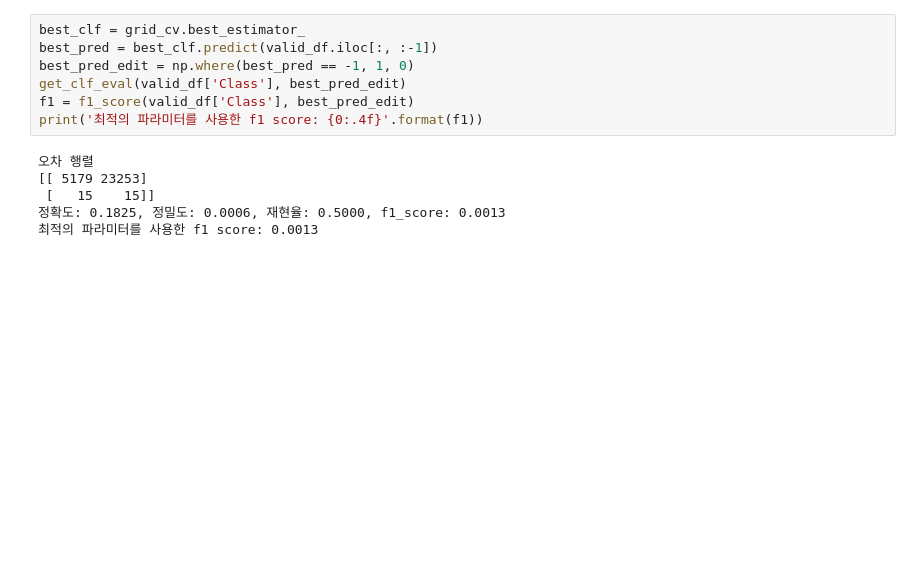
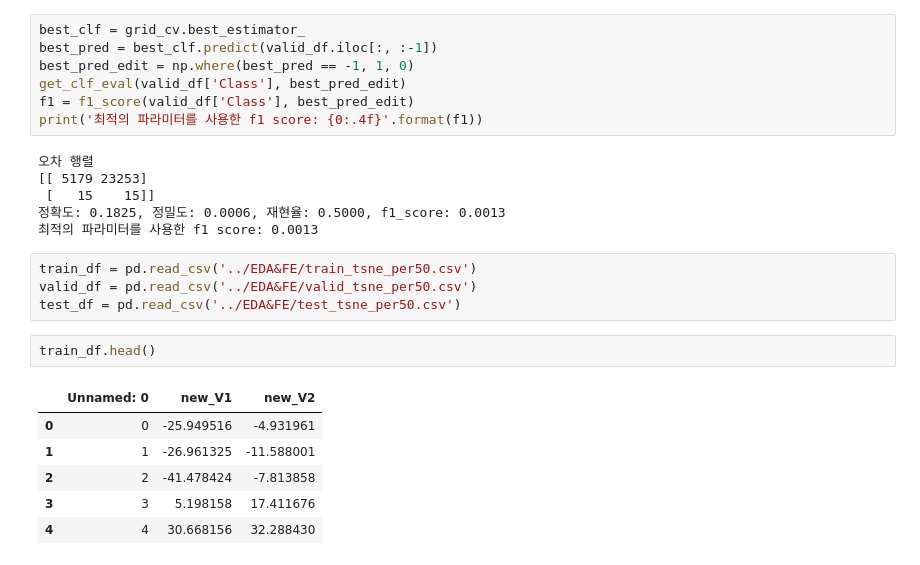
Before and after one commit to Seoyeon-An/YBIGTA_CreditCardAI, a Jupyter notebook: Modeling/IOF with tsne and gridsearchcv.ipynb, the cells around one changed output. Drawn from its saved outputs; the diff is of its cells as text; blank space fills up the shorter version.

```diff
--- a/Modeling/IOF with tsne and gridsearchcv.ipynb
+++ b/Modeling/IOF with tsne and gridsearchcv.ipynb
@@ -161,3 +161,16 @@ print('최적의 파라미터를 사용한 f1 score: {0:.4f}'.format(f1))
  [   15    15]]
 정확도: 0.1825, 정밀도: 0.0006, 재현율: 0.5000, f1_score: 0.0013
 최적의 파라미터를 사용한 f1 score: 0.0013
+# %%
+train_df = pd.read_csv('../EDA&FE/train_tsne_per50.csv')
+valid_df = pd.read_csv('../EDA&FE/valid_tsne_per50.csv')
+test_df = pd.read_csv('../EDA&FE/test_tsne_per50.csv')
+# %%
+train_df.head()
+# %% [output]
+|  | Unnamed: 0 | new_V1 | new_V2 |
+| 0 | 0 | -25.949516 | -4.931961 |
+| 1 | 1 | -26.961325 | -11.588001 |
+| 2 | 2 | -41.478424 | -7.813858 |
+| 3 | 3 | 5.198158 | 17.411676 |
+| 4 | 4 | 30.668156 | 32.288430 |
```
Also changed, not shown: parts of 15 cells of this notebook, 3 other files.
